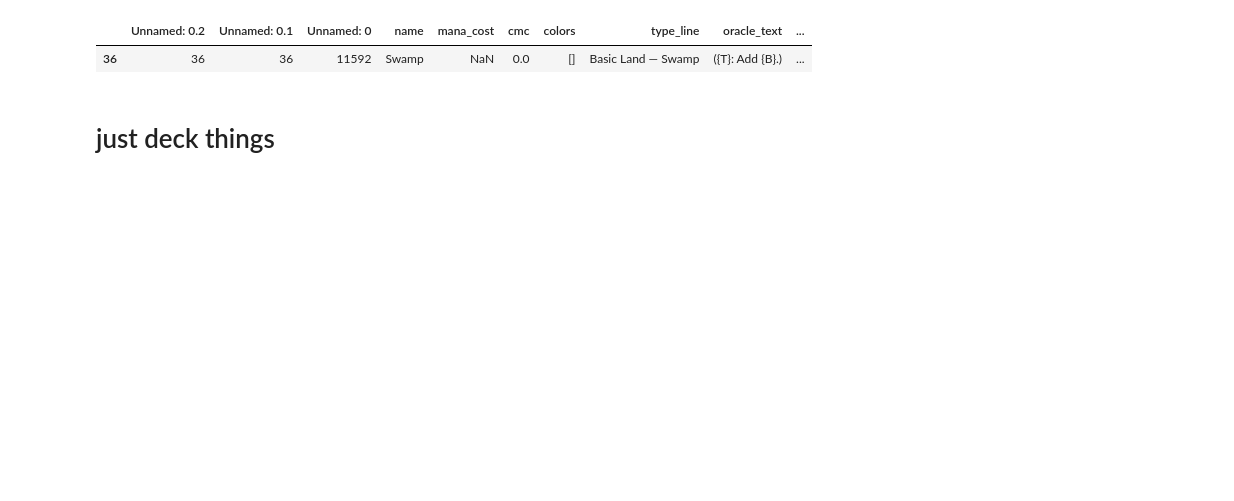
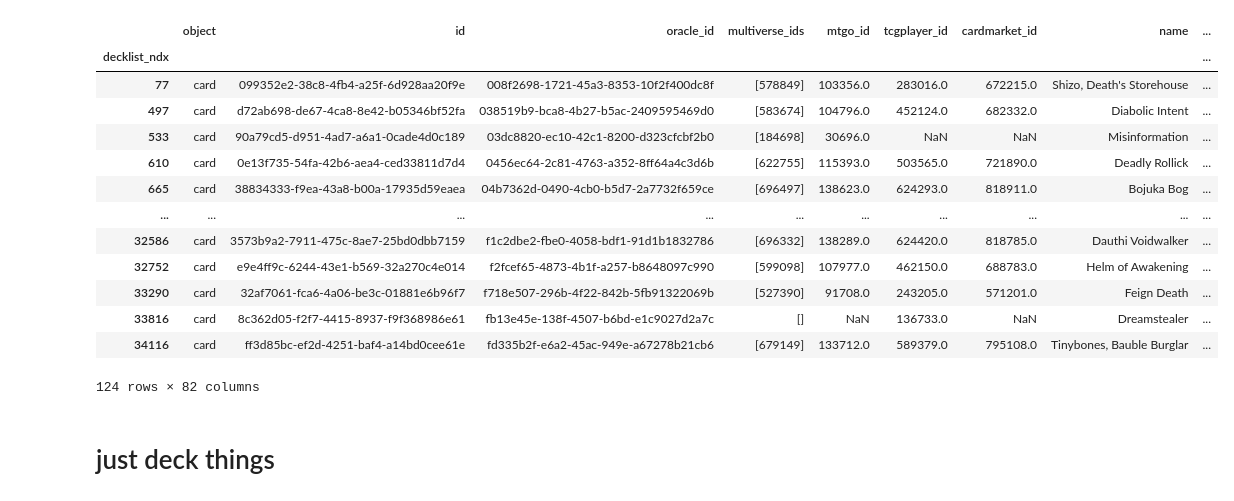
Before and after one commit to agrero/maptoken_mtg, a Jupyter notebook: sampler.ipynb, the cells around one changed output. Drawn from its saved outputs; the diff is of its cells as text; code cells hidden in the pictures; blank space fills up the shorter version.

```diff
--- a/sampler.ipynb
+++ b/sampler.ipynb
@@ -24,3 +64,37 @@ decklist.iloc[sub_ndxs,:]
+# %%
+def get_decklist_info(card_data:pd.DataFrame, decklist:pd.DataFrame):
+    """Map card data to a decklist"""
+    return card_data[card_data['name'].isin(decklist['name'])]
+
+decklist = read_decklist_txt(os.path.join('data', 'gonti,_night minister.txt'))
+
+card_path = os.path.join('data', 'oracle-cards-20250414210533.json')
+
+card_data = pd.read_json(card_path)
+card_data.index.names = ['scryfall_ndx']
+card_data['decklist_ndx'] = [i for i in range(card_data.shape[0])]
+card_data = card_data.set_index('decklist_ndx')
+
+# decklist = pd.concat(
+#     [decklist, get_decklist_info(pd.read_json(card_path), decklist)],
+#     axis = 0
+# )
+get_decklist_info(card_data, decklist)
+# %% [output]
+|  | object | id | oracle_id | multiverse_ids | mtgo_id | tcgplayer_id | cardmarket_id | name | ... |
+| decklist_ndx |  |  |  |  |  |  |  |  | ... |
+| 77 | card | 099352e2-38c8-4fb4-a25f-6d928aa20f9e | 008f2698-1721-45a3-8353-10f2f400dc8f | [578849] | 103356.0 | 283016.0 | 672215.0 | Shizo, Death's Storehouse | ... |
+| 497 | card | d72ab698-de67-4ca8-8e42-b05346bf52fa | 038519b9-bca8-4b27-b5ac-2409595469d0 | [583674] | 104796.0 | 452124.0 | 682332.0 | Diabolic Intent | ... |
+| 533 | card | 90a79cd5-d951-4ad7-a6a1-0cade4d0c189 | 03dc8820-ec10-42c1-8200-d323cfcbf2b0 | [184698] | 30696.0 | NaN | NaN | Misinformation | ... |
+| 610 | card | 0e13f735-54fa-42b6-aea4-ced33811d7d4 | 0456ec64-2c81-4763-a352-8ff64a4c3d6b | [622755] | 115393.0 | 503565.0 | 721890.0 | Deadly Rollick | ... |
+| 665 | card | 38834333-f9ea-43a8-b00a-17935d59eaea | 04b7362d-0490-4cb0-b5d7-2a7732f659ce | [696497] | 138623.0 | 624293.0 | 818911.0 | Bojuka Bog | ... |
+| ... | ... | ... | ... | ... | ... | ... | ... | ... | ... |
+| 32586 | card | 3573b9a2-7911-475c-8ae7-25bd0dbb7159 | f1c2dbe2-fbe0-4058-bdf1-91d1b1832786 | [696332] | 138289.0 | 624420.0 | 818785.0 | Dauthi Voidwalker | ... |
+| 32752 | card | e9e4ff9c-6244-43e1-b569-32a270c4e014 | f2fcef65-4873-4b1f-a257-b8648097c990 | [599098] | 107977.0 | 462150.0 | 688783.0 | Helm of Awakening | ... |
+| 33290 | card | 32af7061-fca6-4a06-be3c-01881e6b96f7 | f718e507-296b-4f22-842b-5fb91322069b | [527390] | 91708.0 | 243205.0 | 571201.0 | Feign Death | ... |
+| 33816 | card | 8c362d05-f2f7-4415-8937-f9f368986e61 | fb13e45e-138f-4507-b6bd-e1c9027d2a7c | [] | NaN | 136733.0 | NaN | Dreamstealer | ... |
+| 34116 | card | ff3d85bc-ef2d-4251-baf4-a14bd0cee61e | fd335b2f-e6a2-45ac-949e-a67278b21cb6 | [679149] | 133712.0 | 589379.0 | 795108.0 | Tinybones, Bauble Burglar | ... |
+124 rows × 82 columns
 # %%
 # add
 
@@ -32,8 +106,3 @@ decklist.to_csv(os.path.join('data', 'decklist.csv'))
-# %%
-decklist[decklist['name'] == 'Swamp']
-# %% [output]
-|  | Unnamed: 0.2 | Unnamed: 0.1 | Unnamed: 0 | name | mana_cost | cmc | colors | type_line | oracle_text | ... |
-| 36 | 36 | 36 | 11592 | Swamp | NaN | 0.0 | [] | Basic Land — Swamp | ({T}: Add {B}.) | ... |
 # %%
 def gen_sampling_ndxs(deck_ndxs:list[int], no_must_keeps:int, no_basics:int) -> list[int]:
 
```
Also changed, not shown: parts of 9 cells of this notebook, 4 other files.
